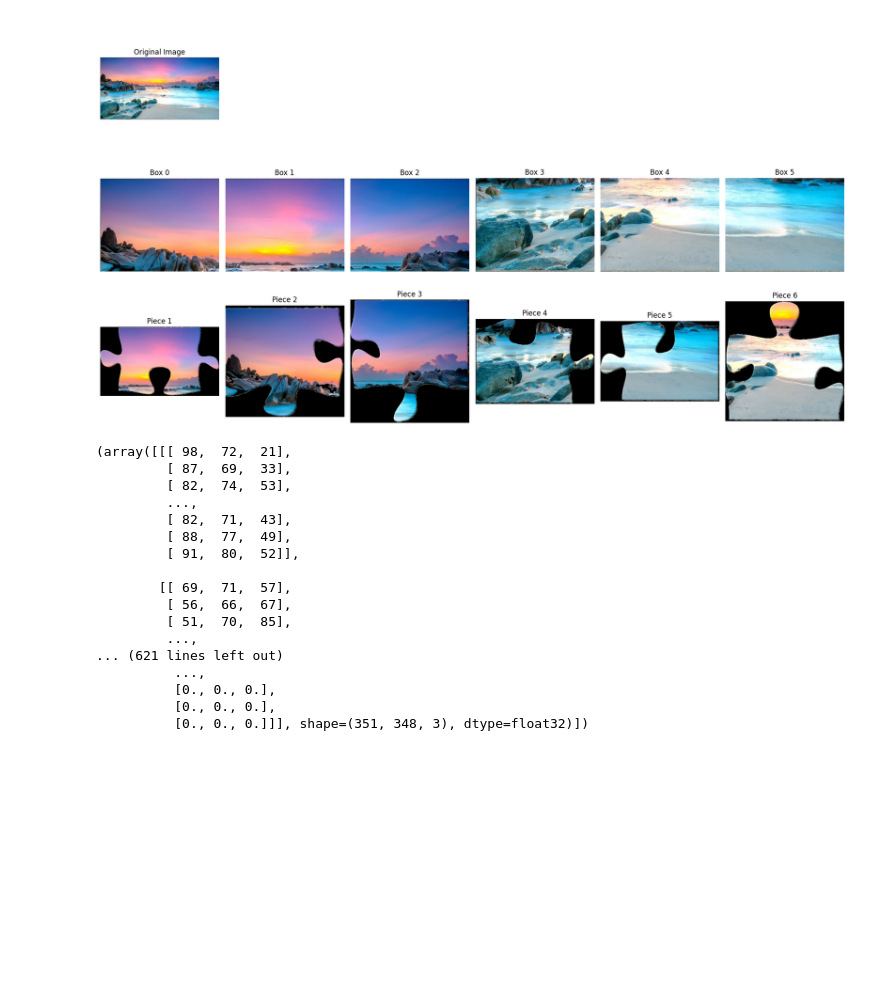
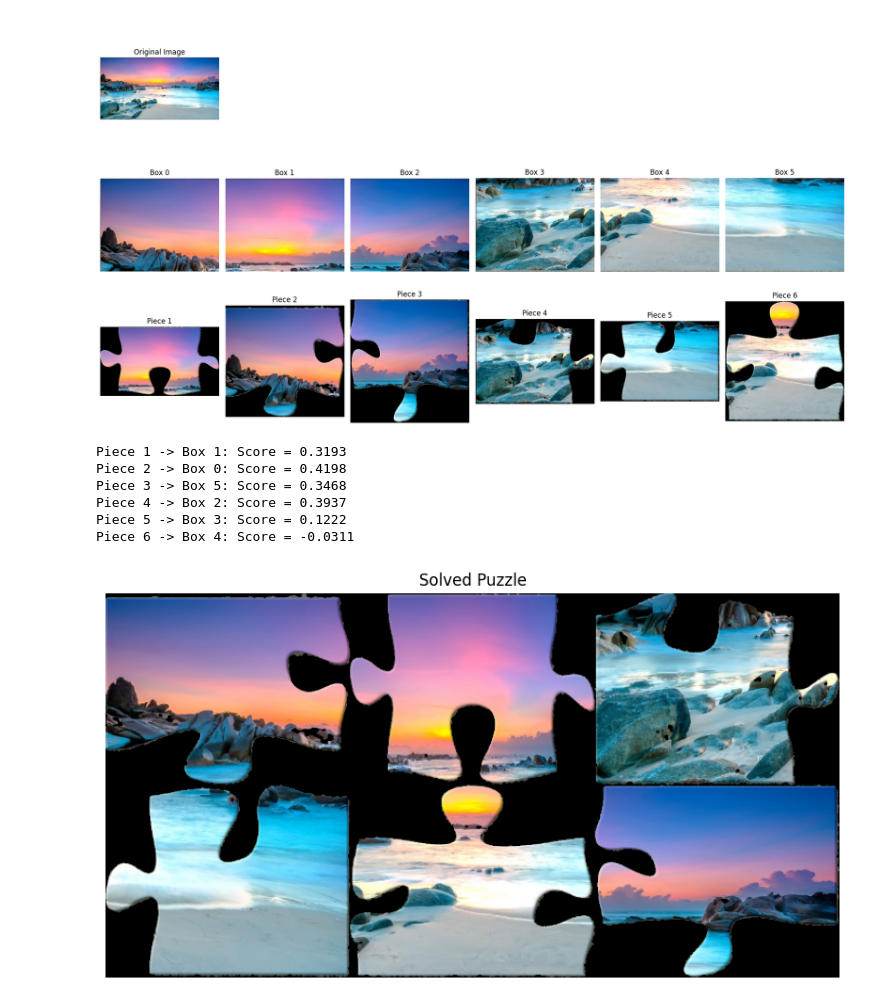
Before and after one commit to We1chJ/puzzle-solver, a Jupyter notebook: test.ipynb, the cells around one changed output. Cells and saved outputs as stored; diff of their text form; code cells hidden in the pictures; blank space fills up the shorter version.

Commit message:
Flesh out template matching and test (needs modifications)

```diff
--- a/test.ipynb
+++ b/test.ipynb
@@ -1,26 +1,35 @@
 # %%
+import matplotlib.pyplot as plt
 from matching import display_images
+from matching import template_matching
 
 boxed_images = ["boxed_images/00.jpg", "boxed_images/01.jpg", "boxed_images/02.jpg", "boxed_images/10.jpg", "boxed_images/11.jpg", "boxed_images/12.jpg"]
 pieces = ["test/piece_1.png", "test/piece_2.png", "test/piece_3.png", "test/piece_4.png", "test/piece_5.png", "test/piece_6.png"]
 
-display_images("test/original.jpeg", boxed_images, pieces)
+original_image, original_boxes, pieces, box_coordinates = display_images(
+    "test/original.jpeg",
+    boxed_images,
+    pieces
+)
+
+solved_puzzle, matches = template_matching(
+    original_image,
+    original_boxes,
+    pieces,
+    box_coordinates
+)
+
+plt.figure(figsize=(10, 8))
+plt.imshow(solved_puzzle)
+plt.title("Solved Puzzle")
+plt.axis("off")
+plt.show()
 # %% [output]
 [figure]
-(array([[[ 98,  72,  21],
-         [ 87,  69,  33],
-         [ 82,  74,  53],
-         ...,
-         [ 82,  71,  43],
-         [ 88,  77,  49],
-         [ 91,  80,  52]],
-
-        [[ 69,  71,  57],
-         [ 56,  66,  67],
-         [ 51,  70,  85],
-         ...,
-... (621 lines left out)
-          ...,
-          [0., 0., 0.],
-          [0., 0., 0.],
-          [0., 0., 0.]]], shape=(351, 348, 3), dtype=float32)])
+Piece 1 -> Box 1: Score = 0.3193
+Piece 2 -> Box 0: Score = 0.4198
+Piece 3 -> Box 5: Score = 0.3468
+Piece 4 -> Box 2: Score = 0.3937
+Piece 5 -> Box 3: Score = 0.1222
+Piece 6 -> Box 4: Score = -0.0311
+[figure, added]
```
Also changed, not shown: 1 other file.
